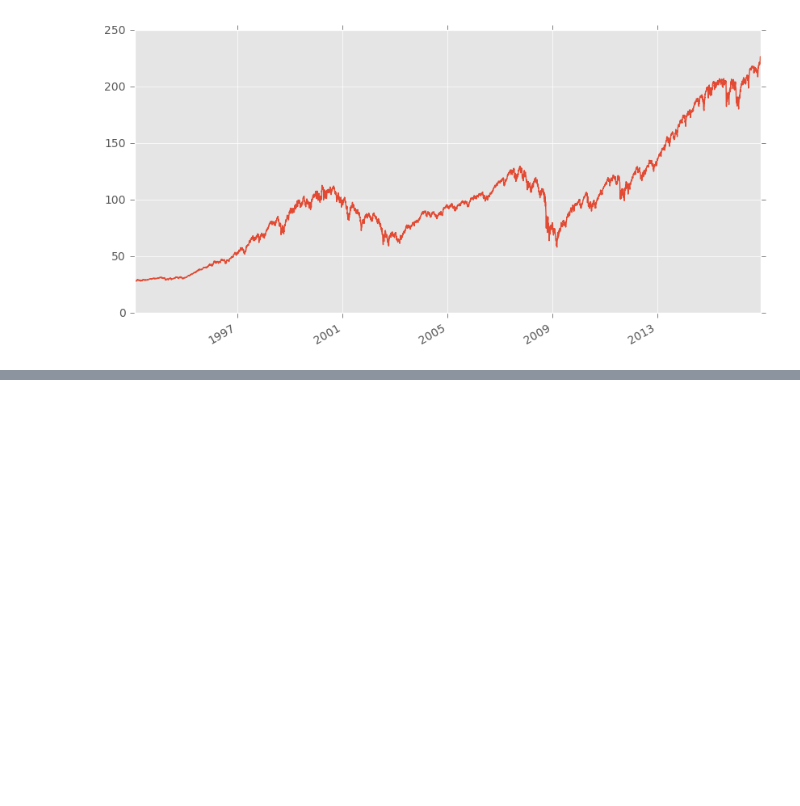
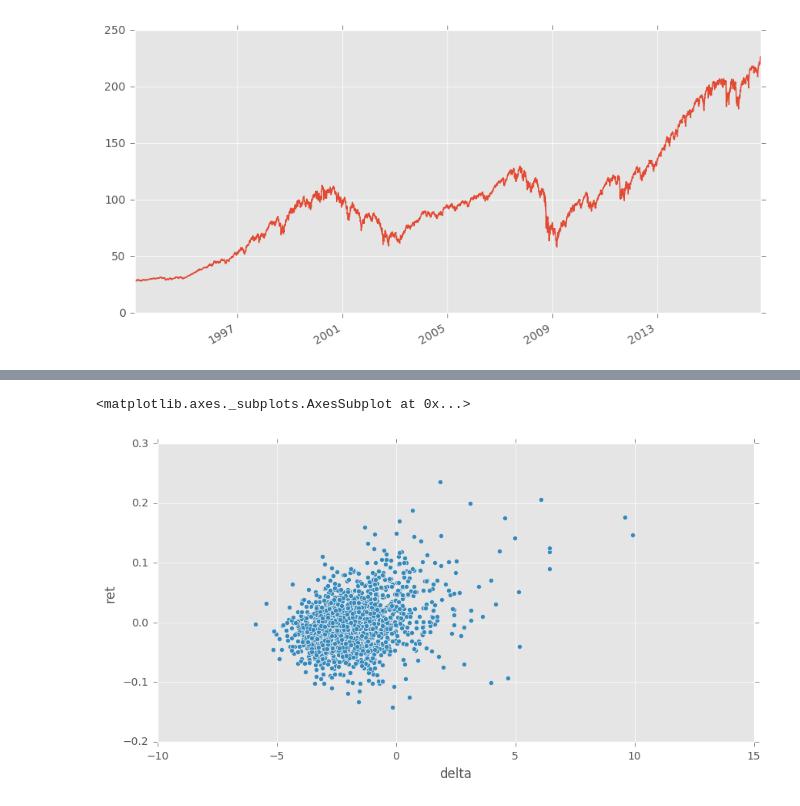
Before and after one commit to sjev/talks, a Jupyter notebook: pythonMeetupDec16/slides.ipynb, the cells around one changed output, grey strips where cells are left out. Saved outputs shown, nothing was run; the diff lists cells and outputs as text; code cells hidden in the pictures; blank space fills up the shorter version.

```diff
--- a/pythonMeetupDec16/slides.ipynb
+++ b/pythonMeetupDec16/slides.ipynb
@@ -150,0 +188,21 @@ Loading BokehJS ...
+# %%
+# strategy simulation function
+
+def backtest(thresh):
+    """ backtest strategy with a threshold value"""
+
+    df['dir'] = 0 # init with zeros
+    df['ret'] = df.VXX.pct_change()
+
+    long = df.delta > thresh
+    short = df.delta < thresh
+    #df.ix[long,'dir'] = 1 # set long positions
+    df.ix[short,'dir'] = -1 # set short positions
+
+    df['dir'] = df['dir'].shift(1) # dont forget to shift one day forward!
+
+    df['pnl'] = df['dir'] * df['ret']
+    return df
+
+df = backtest(0)
+df
@@ -150,0 +223,6 @@ Loading BokehJS ...
+# %%
+# check relationship delta-returns
+df.plot(kind='scatter',x='delta',y='ret')
+# %% [output]
+<matplotlib.axes._subplots.AxesSubplot at 0x...>
+[figure, added]
```
Also changed, not shown: parts of 21 cells of this notebook.
